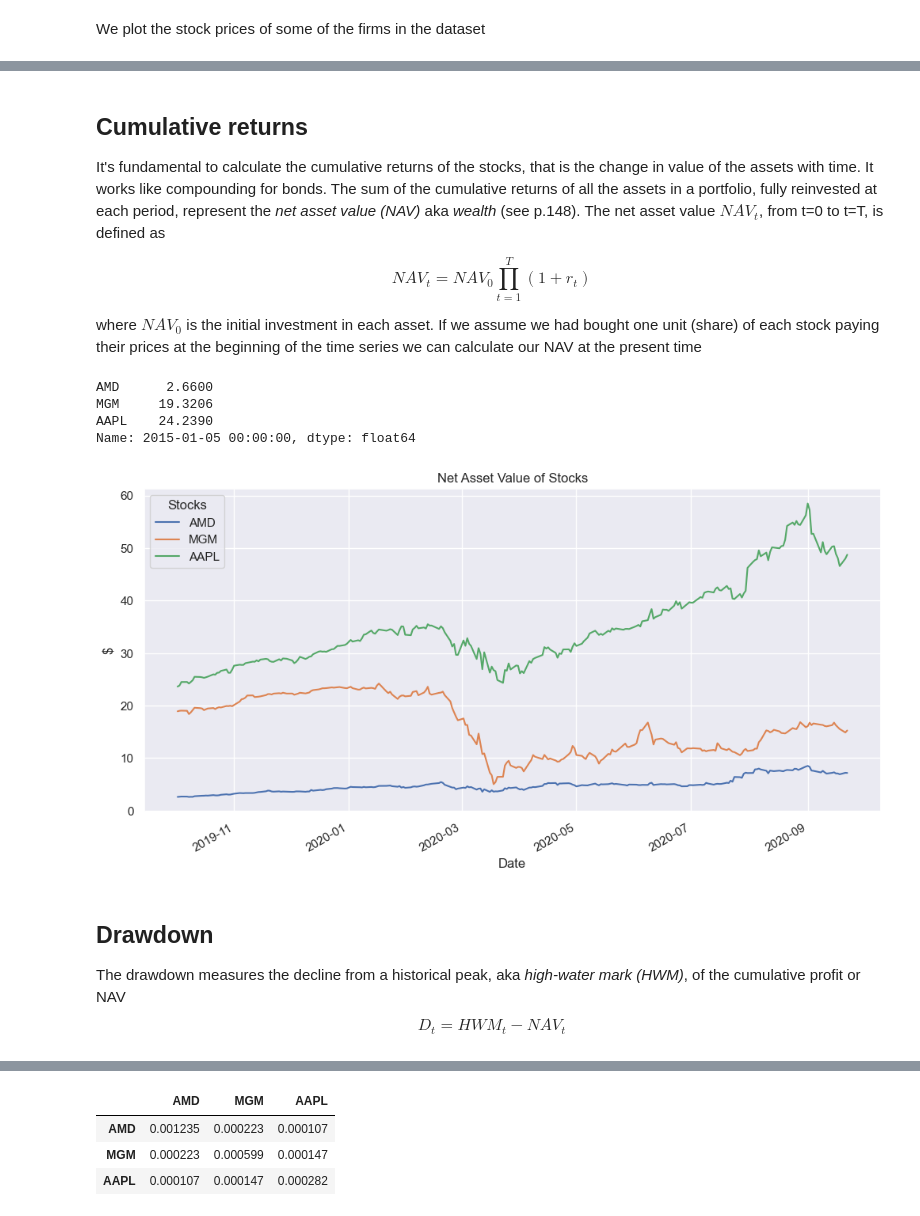
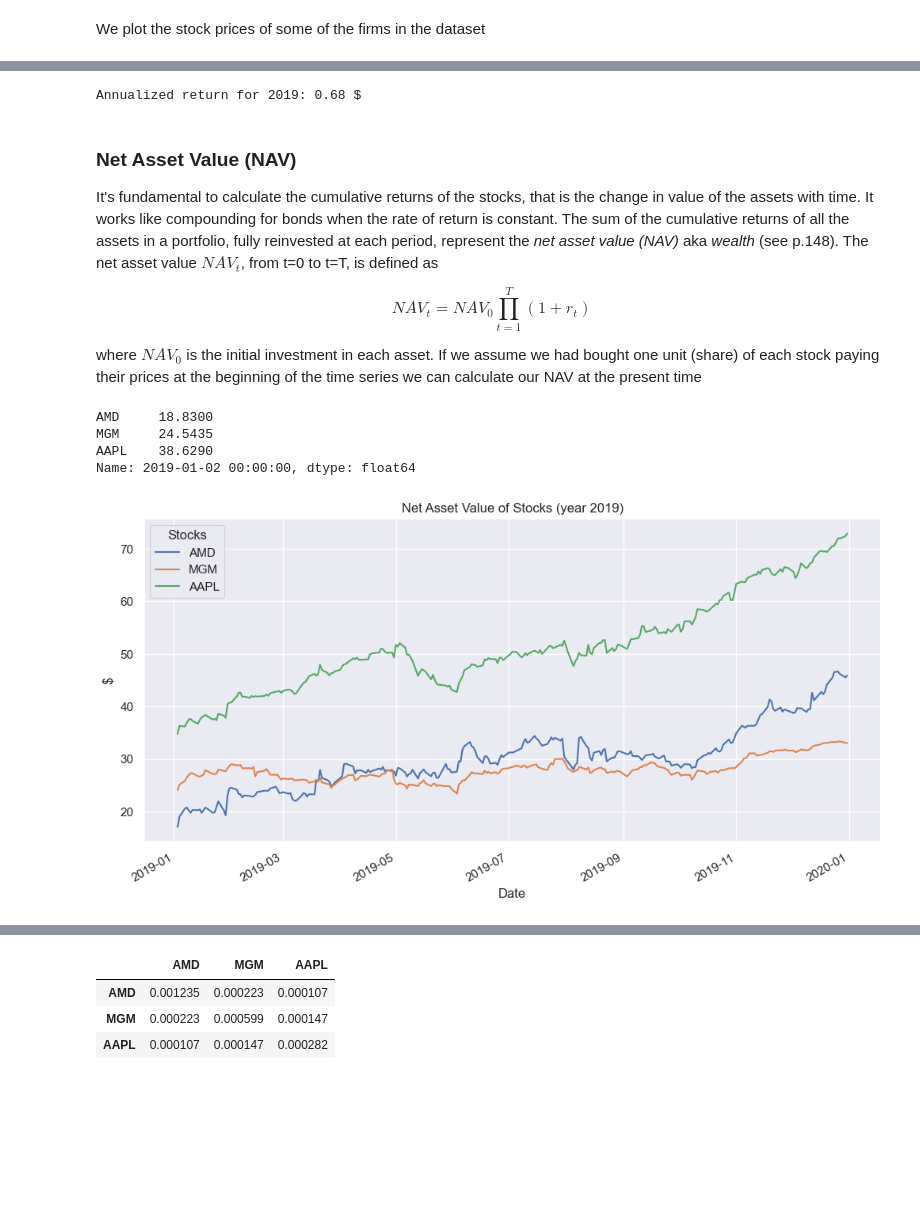
Before and after one commit to luigiselmi/finstat, a Jupyter notebook: palomar/ch6_portfolio_basics.ipynb, the cells around one changed output, grey strips where cells are left out. Drawn from its saved outputs; the diff is of its cells as text; code cells hidden in the pictures; blank space fills up the shorter version.

```diff
--- a/palomar/ch6_portfolio_basics.ipynb
+++ b/palomar/ch6_portfolio_basics.ipynb
@@ -110,11 +114,10 @@ cryptos_2017to2021_hourly.iloc[:, :5].head()
 # %% [markdown]
 We plot the stock prices of some of the firms in the dataset
 # %%
-# Plot stock prices
-stock_prices = SP500_stocks_2015to2020[["AMD", "MGM", "AAPL"]].loc["2019-10":]
+stock_prices_2019 = SP500_stocks_2015to2020[["AMD", "MGM", "AAPL"]].loc['2019-01-01':'2019-12-31']
 fig, ax = plt.subplots(figsize=(12, 6))
-stock_prices.plot(ax=ax)
-ax.set_title('Prices of stocks')
+stock_prices_2019.plot(ax=ax)
+ax.set_title('Prices of stocks (year 2019)')
 ax.set_xlabel('Time')
 ax.set_ylabel('$')
 ax.legend(title="Stocks")
@@ -127,11 +130,11 @@ We use the DataFrame method [pct_change()](https://pandas.pydata.org/docs/refere
 
 $$r_t = \frac{p_t - p_{t-1}}{p_{t-1}}$$
 # %%
-stock_returns = stock_prices.pct_change()
+stock_returns_2019 = stock_prices_2019.pct_change()
 # Plot returns
 fig, ax = plt.subplots(figsize=(12, 6))
-stock_returns.plot(ax=ax)
-ax.set_title('Returns of stocks')
+stock_returns_2019.plot(ax=ax)
+ax.set_title('Returns of stocks (year 2019)')
 ax.set_xlabel(None)
 ax.legend(title="Stocks")
 plt.show()
@@ -140,31 +190,32 @@ plt.show()
+# %%
+return_2019 = num_trading_days_2019 * exp_return_2019
+print('Annualized return for 2019: {:.2f} $'.format(return_2019))
+# %% [output]
+Annualized return for 2019: 0.68 $
 # %% [markdown]
-## Cumulative returns
-It's fundamental to calculate the cumulative returns of the stocks, that is the change in value of the assets with time. It works like compounding for bonds. The sum of the cumulative returns of all the assets in a portfolio, fully reinvested at each period, represent the *net asset value (NAV)* aka *wealth* (see p.148). The net asset value $NAV_t$, from t=0 to t=T, is defined as
+### Net Asset Value (NAV)
+It's fundamental to calculate the cumulative returns of the stocks, that is the change in value of the assets with time. It works like compounding for bonds when the rate of return is constant. The sum of the cumulative returns of all the assets in a portfolio, fully reinvested at each period, represent the *net asset value (NAV)* aka *wealth* (see p.148). The net asset value $NAV_t$, from t=0 to t=T, is defined as
 
 $$NAV_t = NAV_0 \prod_{t=1}^T (1 + r_t)$$
 
 where $NAV_0$ is the initial investment in each asset. If we assume we had bought one unit (share) of each stock paying their prices at the beginning of the time series we can calculate our NAV at the present time
 # %%
-NAV_start = SP500_stocks_2015to2020[["AMD", "MGM", "AAPL"]].loc['2015-01-05']
+NAV_start = stock_prices_2019[["AMD", "MGM", "AAPL"]].loc['2019-01-02']
 NAV_start
 # %% [output]
-AMD      2.6600
-MGM     19.3206
-AAPL    24.2390
-Name: 2015-01-05 00:00:00, dtype: float64
+AMD     18.8300
+MGM     24.5435
+AAPL    38.6290
+Name: 2019-01-02 00:00:00, dtype: float64
 # %%
-cumulative_returns = (1 + stock_returns).cumprod()
-NAV = NAV_start * cumulative_returns
+cumulative_returns_2019 = (1 + stock_returns_2019).cumprod()
+NAV_2019 = NAV_start * cumulative_returns_2019
 # %%
 fig, ax = plt.subplots(figsize=(12, 6))
-NAV.plot(ax=ax)
-ax.set_title('Net Asset Value of Stocks')
+NAV_2019.plot(ax=ax)
+ax.set_title('Net Asset Value of Stocks (year 2019)')
 ax.set_ylabel('$')
 ax.legend(title="Stocks")
 plt.show()
 # %% [output]
-[figure, old version]
+[figure, new version]
-# %% [markdown]
-## Drawdown
-The drawdown measures the decline from a historical peak, aka *high-water mark (HWM)*, of the cumulative profit or NAV
-$$D_t = HWM_t - NAV_t$$
```
Also changed, not shown: parts of 37 cells of this notebook.
